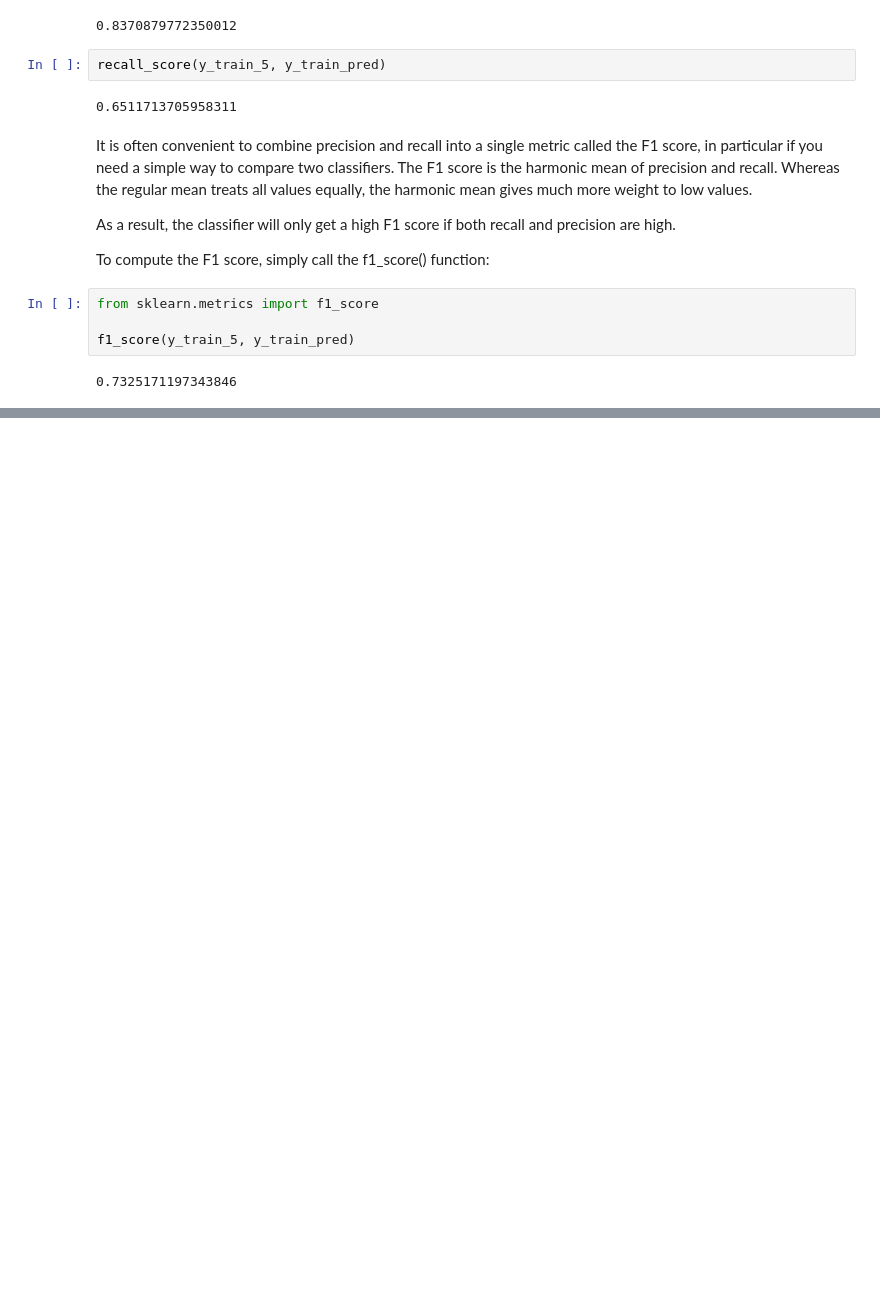
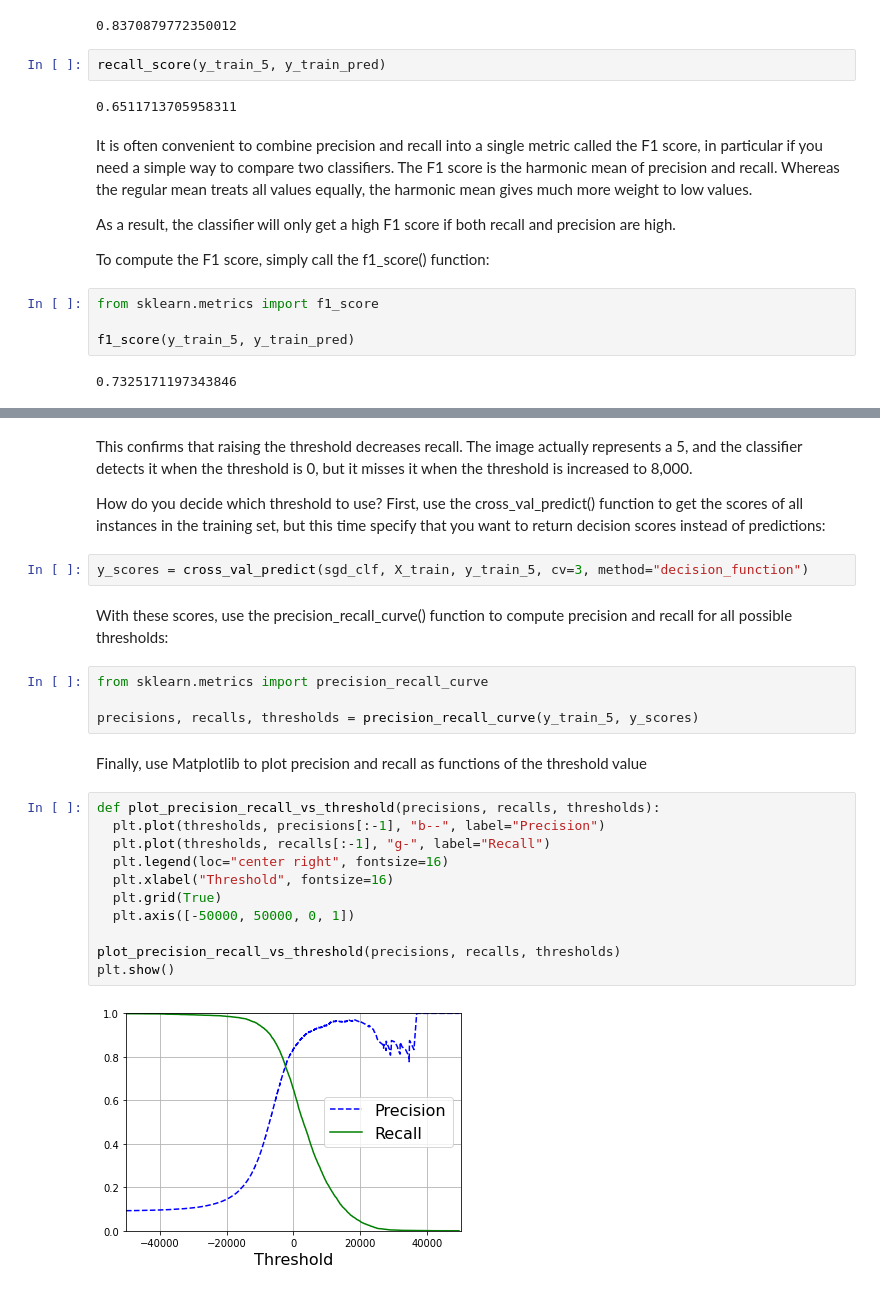
Before and after one commit to khmkarimhisham/Hands-On-Machine-Learning-Book, a Jupyter notebook: Chapter 03 Classification.ipynb, the cells around one changed output, grey strips where cells are left out. Drawn from its saved outputs; the diff is of its cells as text; blank space fills up the shorter version.

```diff
--- a/Chapter 03 Classification.ipynb
+++ b/Chapter 03 Classification.ipynb
@@ -184,0 +212,28 @@ f1_score(y_train_5, y_train_pred)
+# %% [markdown]
+This confirms that raising the threshold decreases recall. The image actually represents a 5, and the classifier detects it when the threshold is 0, but it misses it when the threshold is increased to 8,000.
+
+How do you decide which threshold to use? First, use the cross_val_predict()
+function to get the scores of all instances in the training set, but this time specify that you want to return decision scores instead of predictions:
+# %%
+y_scores = cross_val_predict(sgd_clf, X_train, y_train_5, cv=3, method="decision_function")
+# %% [markdown]
+With these scores, use the precision_recall_curve() function to compute precision and recall for all possible thresholds:
+# %%
+from sklearn.metrics import precision_recall_curve
+
+precisions, recalls, thresholds = precision_recall_curve(y_train_5, y_scores)
+# %% [markdown]
+Finally, use Matplotlib to plot precision and recall as functions of the threshold value
+# %%
+def plot_precision_recall_vs_threshold(precisions, recalls, thresholds):
+  plt.plot(thresholds, precisions[:-1], "b--", label="Precision")
+  plt.plot(thresholds, recalls[:-1], "g-", label="Recall")
+  plt.legend(loc="center right", fontsize=16)
+  plt.xlabel("Threshold", fontsize=16)
+  plt.grid(True)
+  plt.axis([-50000, 50000, 0, 1])
+
+plot_precision_recall_vs_threshold(precisions, recalls, thresholds)
+plt.show()
+# %% [output]
+[figure, added]
```
Also changed, not shown: parts of 13 cells of this notebook.
